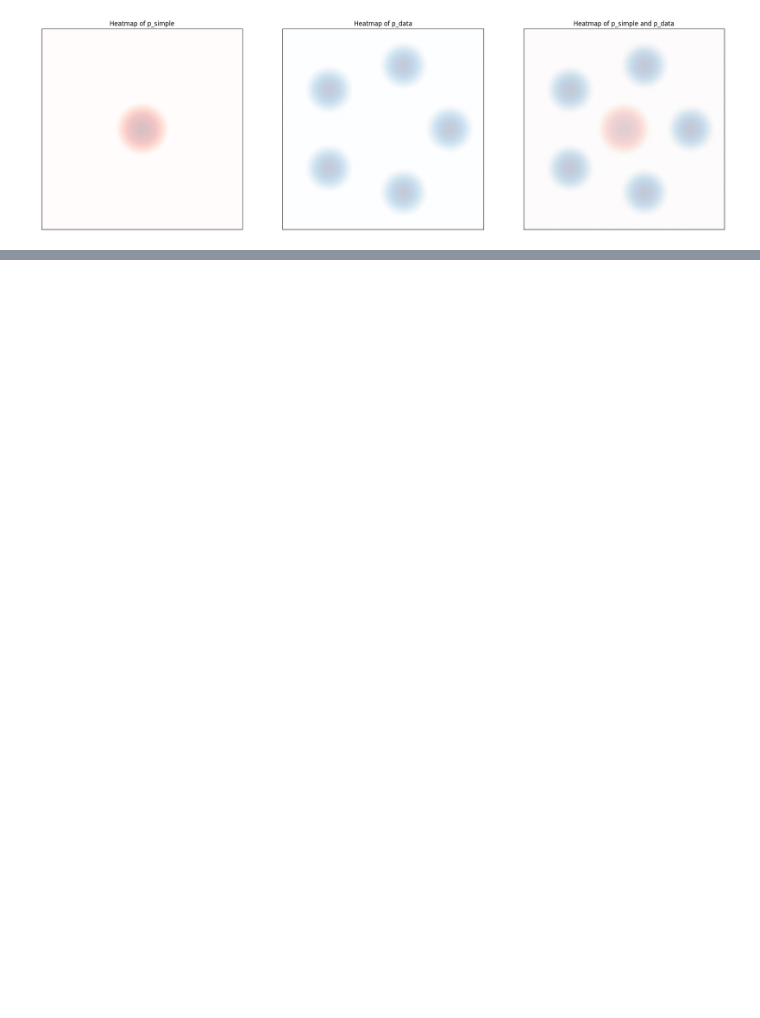
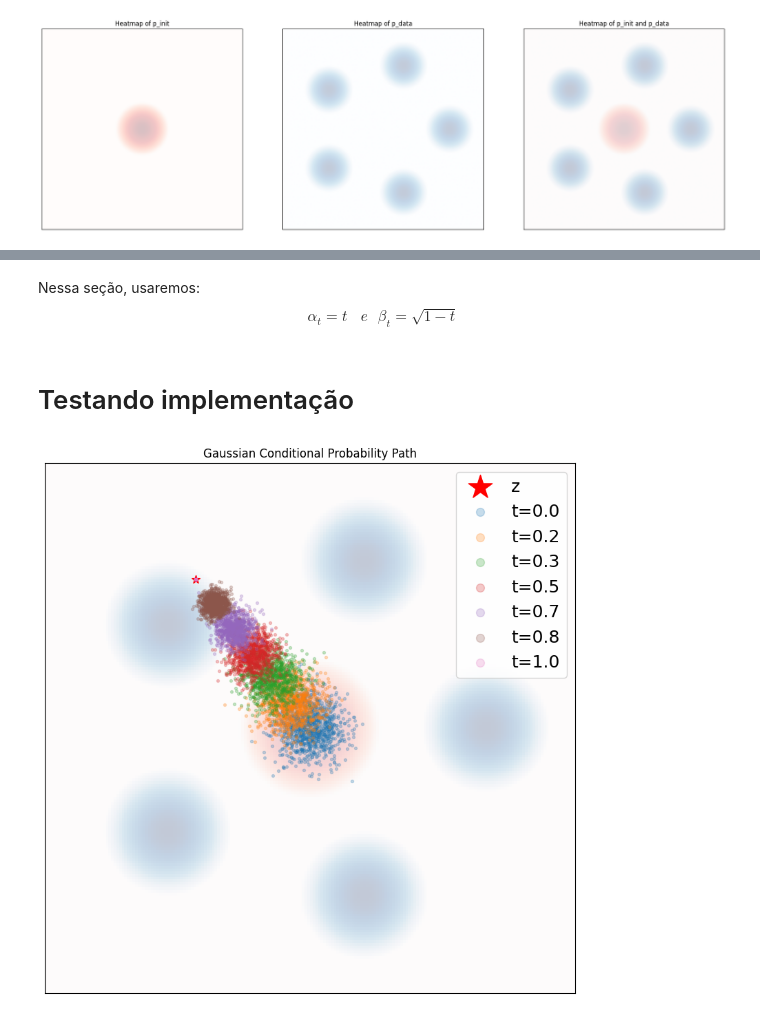
Before and after one commit to Rafael-Campos-unb/IA_GenerativaMIT_curso, a Jupyter notebook: Lab2/Lab2.ipynb, the cells around one changed output, grey strips where cells are left out. Saved outputs shown, nothing was run; the diff lists cells and outputs as text; code cells hidden in the pictures; blank space fills up the shorter version.

Commit message:
Adding more Markdowns and testing implementation of conditional probability path.

```diff
--- a/Lab2/Lab2.ipynb
+++ b/Lab2/Lab2.ipynb
@@ -338,7 +338,7 @@ class ConditionalProbabilityPath(torch.nn.Module, ABC):
     """
     Abstract base class for conditional probability paths
     """
-    def __init__(self, p_init, Sampleable, p_data: Sampleable):
+    def __init__(self, p_init: Sampleable, p_data: Sampleable):
         super().__init__()
         self.p_init = p_init
         self.p_data = p_data
@@ -360,7 +360,7 @@ class ConditionalProbabilityPath(torch.nn.Module, ABC):
 
 
     @abstractmethod
-    def sample_coditioning_variable(self, num_sample: int) -> torch.Tensor:
+    def sample_conditioning_variable(self, num_sample: int) -> torch.Tensor:
         """
         Samples the conditioning variable z
         -Args:
@@ -457,14 +460,13 @@ imshow_density(density=p_data, x_bounds=x_bounds, y_bounds=y_bounds,
 # %%
-# Implementando alpha_t e beta_t
 class Alpha(ABC):
     def __init__(self):
         # Check alpha_t(0) = 0
         assert torch.allclose(
-            self(torch.zeros(1,1), torch.zeros(1,1))
+            self(torch.zeros(1,1)), torch.zeros(1,1)
         )
         # Check alphat(1) = 1
         assert torch.allclose(
-            self(torch.ones(1,1), torch.ones(1,1))
+            self(torch.ones(1,1)), torch.ones(1,1)
         )
 
     @abstractmethod
@@ -495,11 +497,11 @@ class Beta(ABC):
     def __init__(self):
         # Check beta_0 = 1
         assert torch.allclose(
-            self(torch.ones(1,1), torch.ones(1,1))
+            self(torch.zeros(1,1)), torch.ones(1,1)
         )
         # Check beta_1 = 0
         assert torch.allclose(
-            self(torch.zeros(1,1), torch.zeros(1,1))
+            self(torch.ones(1,1)), torch.zeros(1,1)
         )
 
     @abstractmethod
@@ -525,6 +527,9 @@ class Beta(ABC):
         t = t.unsqueeze(1), # shape=(num_samples, 1, 1)
         dt = vmap(jacrev(self))(t), # shape=(num_samples, 1, 1, 1, 1)
         return dt.view(-1, 1)
+# %% [markdown]
+Nessa seção, usaremos:
+$$\alpha_t = t \ \ \ \ e \ \ \ \beta_t = \sqrt{1-t}$$
 # %%
 # Implementando alpha_t = t e beta_t = \sqrt(1-t)
 class LinearAlpha(Alpha):
@@ -539,7 +544,7 @@ class LinearAlpha(Alpha):
         Returns:
             - alpha_t, shape=(num_samples, 1)
         """
-        alpha_t = t.clone()
+        alpha_t = t
         return alpha_t
 
 
@@ -579,8 +584,8 @@ class SquareRootBeta(Beta):
 # %%
 class GaussianConditionalProbabilityPath(ConditionalProbabilityPath):
     def __init__(self, p_data: Sampleable, alpha: Alpha, beta: Beta):
-        p_simple = Gaussian.isotropic(p_data.dim, 1.0)
-        super().__init__(p_simple, p_data)
+        p_init = Gaussian.isotropic(p_data.dim, 1.0)
+        super().__init__(p_init, p_data)
         self.alpha = alpha
         self.beta = beta
 
@@ -644,3 +649,47 @@ class GaussianConditionalProbabilityPath(ConditionalProbabilityPath):
         mean = alpha_t * z
         conditional_score = -(x-mean) / (beta_t**2)
         return conditional_score
+# %% [markdown]
+# Testando implementação
+# %%
+# Contruct conditional probability path
+path = GaussianConditionalProbabilityPath(
+    p_data = GaussianMixture.symmetric_2D(nmodes=5, std=PARAMS["target_std"], scale=PARAMS["target_scale"]).to(device),
+    alpha = LinearAlpha(),
+    beta = SquareRootBeta()
+).to(device)
+
+scale = PARAMS["scale"]
+x_bounds = [-scale, scale]
+y_bounds = [-scale, scale]
+
+plt.figure(figsize=(10,10))
+plt.xlim(*x_bounds)
+plt.ylim(*y_bounds)
+plt.title("Gaussian Conditional Probability Path")
+
+# Plot source and target
+imshow_density(density=p_init, x_bounds=x_bounds, y_bounds=y_bounds, bins=200, vmin=-10, alpha=0.25, cmap=plt.get_cmap('Reds'))
+imshow_density(density=p_data, x_bounds=x_bounds, y_bounds=y_bounds, bins=200, vmin=-10, alpha=0.25, cmap=plt.get_cmap('Blues'))
+
+# Sample conditional variable z
+z = path.sample_conditioning_variable(1)
+ts = torch.linspace(0.0, 1.0, 7).to(device)
+
+# Plot z
+plt.scatter(z[:, 0].cpu(), z[:, 1].cpu(), marker='*', color='red', s=75, label='z')
+plt.xticks([])
+plt.yticks([])
+
+# Plot conditional probability path at each intermediate t
+num_samples = 1000
+for t in ts:
+    zz = z.expand(num_samples, 2)
+    tt = t.unsqueeze(0).expand(num_samples, 1) # shape=(samples, 1)
+    samples = path.sample_conditional_path(zz, tt) # shape=(samples, 2)
+    plt.scatter(samples[:, 0].cpu(), samples[:, 1].cpu(), alpha=0.25, s=8, label=f't={t.item():.1f}')
+
+plt.legend(prop={'size': 18}, markerscale=3)
+plt.show()
+# %% [output]
+[figure, added]
```
Also changed, not shown: parts of 4 cells of this notebook.
